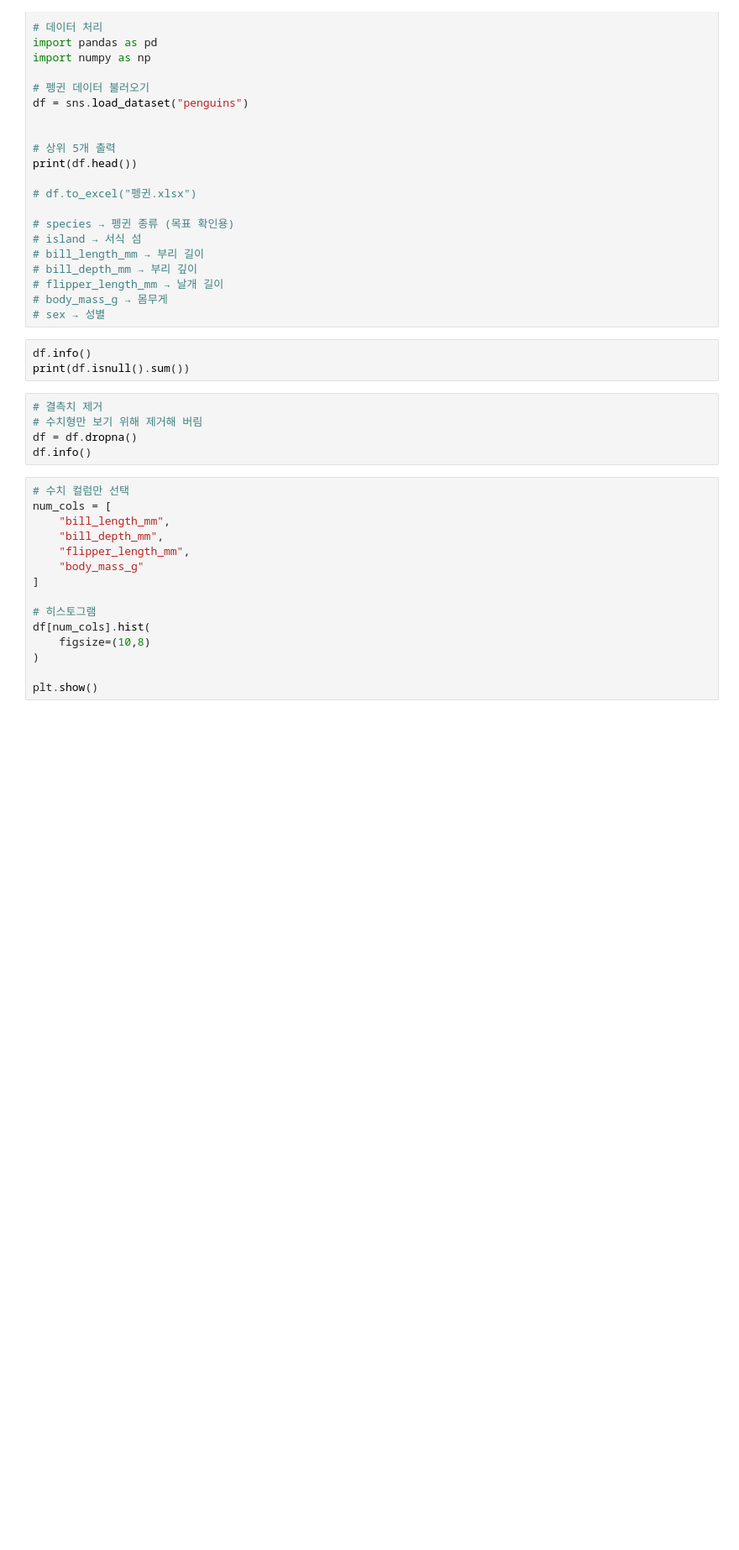
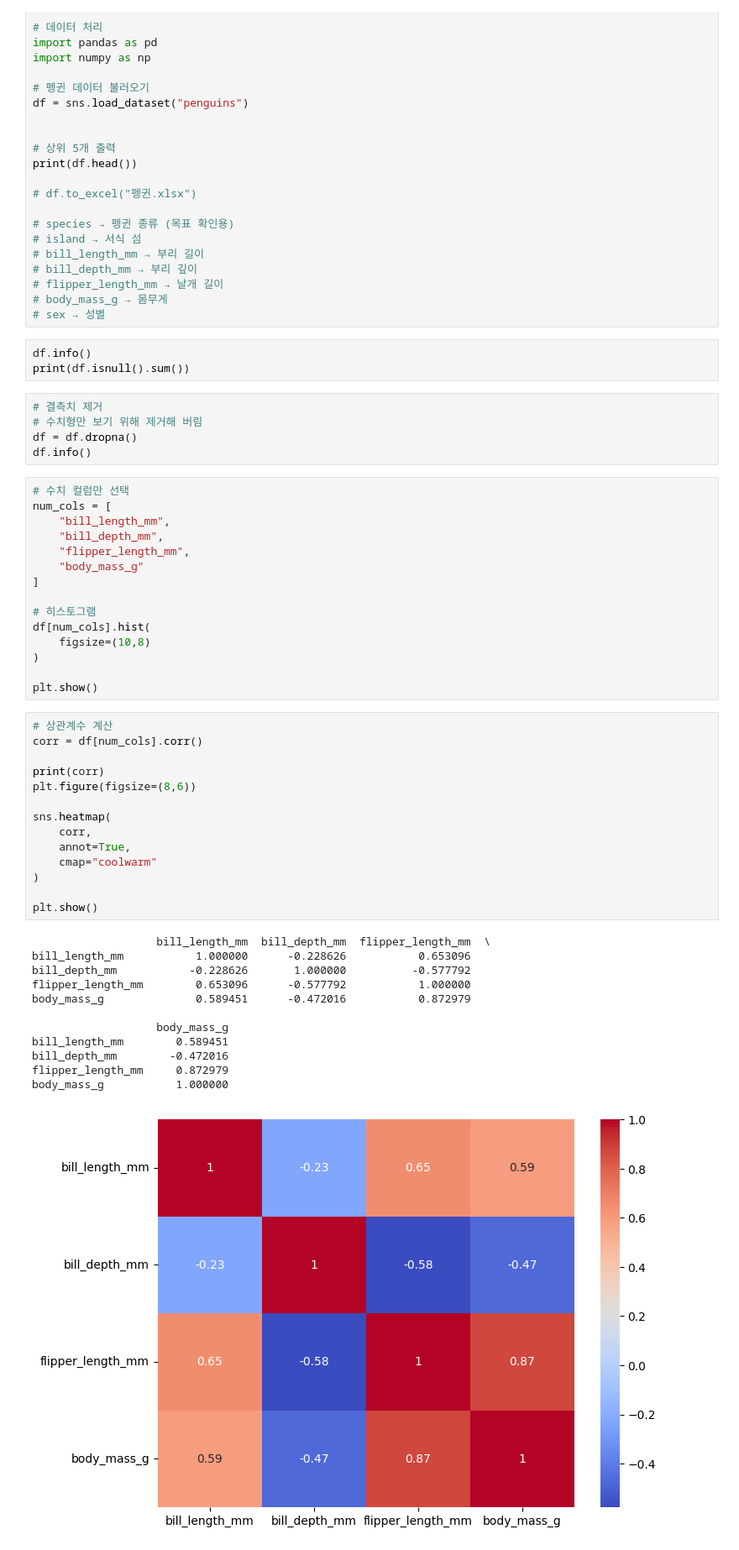
Before and after one commit to n3316202/Gwangsu-AI-Academy-teacher, a Jupyter notebook: 07.머신러닝/비지도-학습/차원축소/04-PCA-폥귄-실전.ipynb, the cells around one changed output. Shown at 84% size. Saved outputs shown, nothing was run; the diff lists cells and outputs as text; blank space fills up the shorter version.

```diff
--- a/07.머신러닝/비지도-학습/차원축소/04-PCA-폥귄-실전.ipynb
+++ b/07.머신러닝/비지도-학습/차원축소/04-PCA-폥귄-실전.ipynb
@@ -46,3 +46,30 @@ df[num_cols].hist(
 )
 
 plt.show()
+# %%
+# 상관계수 계산
+corr = df[num_cols].corr()
+
+print(corr)
+plt.figure(figsize=(8,6))
+
+sns.heatmap(
+    corr,
+    annot=True,
+    cmap="coolwarm"
+)
+
+plt.show()
+# %% [output]
+                   bill_length_mm  bill_depth_mm  flipper_length_mm  \
+bill_length_mm           1.000000      -0.228626           0.653096
+bill_depth_mm           -0.228626       1.000000          -0.577792
+flipper_length_mm        0.653096      -0.577792           1.000000
+body_mass_g              0.589451      -0.472016           0.872979
+
+                   body_mass_g
+bill_length_mm        0.589451
+bill_depth_mm        -0.472016
+flipper_length_mm     0.872979
+body_mass_g           1.000000
+[figure, added]
```
Also changed, not shown: parts of 5 cells of this notebook.
